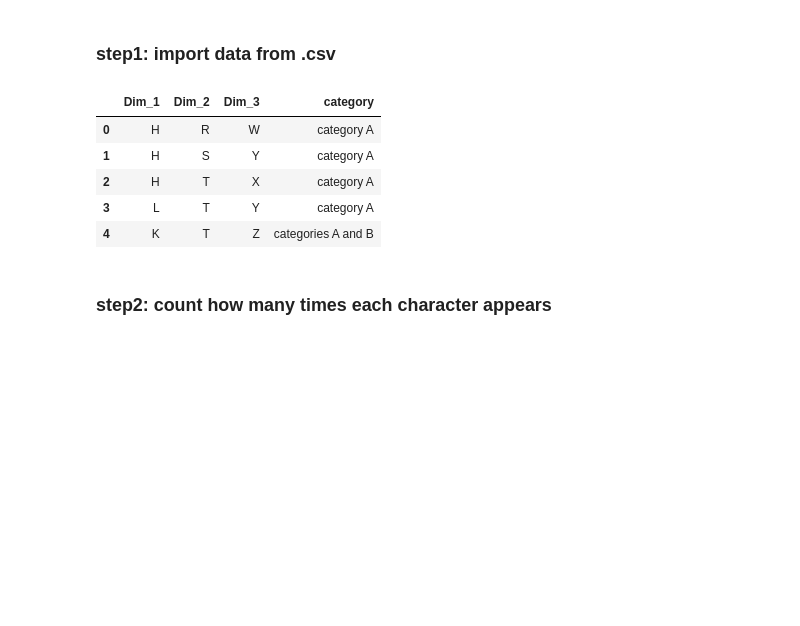
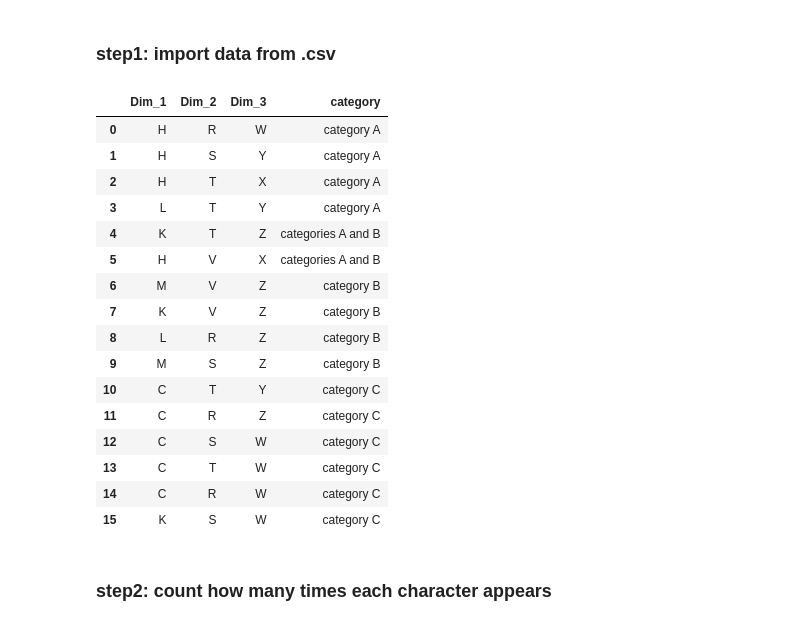
Before and after one commit to xiaochili/cog-model, a Jupyter notebook: cog_mod.ipynb, the cells around one changed output. Cells and saved outputs as stored; diff of their text form; code cells hidden in the pictures; blank space fills up the shorter version.

```diff
--- a/cog_mod.ipynb
+++ b/cog_mod.ipynb
@@ -13,14 +13,25 @@ import matplotlib.pyplot as plt
 # %%
 data = pd.ExcelFile("data.xlsx").parse('Sheet1')
 # %%
-data.head(5)
+data
 # %% [output]
 |  | Dim_1 | Dim_2 | Dim_3 | category |
 | 0 | H | R | W | category A |
 | 1 | H | S | Y | category A |
 | 2 | H | T | X | category A |
 | 3 | L | T | Y | category A |
 | 4 | K | T | Z | categories A and B |
+| 5 | H | V | X | categories A and B |
+| 6 | M | V | Z | category B |
+| 7 | K | V | Z | category B |
+| 8 | L | R | Z | category B |
+| 9 | M | S | Z | category B |
+| 10 | C | T | Y | category C |
+| 11 | C | R | Z | category C |
+| 12 | C | S | W | category C |
+| 13 | C | T | W | category C |
+| 14 | C | R | W | category C |
+| 15 | K | S | W | category C |
 # %% [markdown]
 ### step2: count how many times each character appears
 # %%
```
